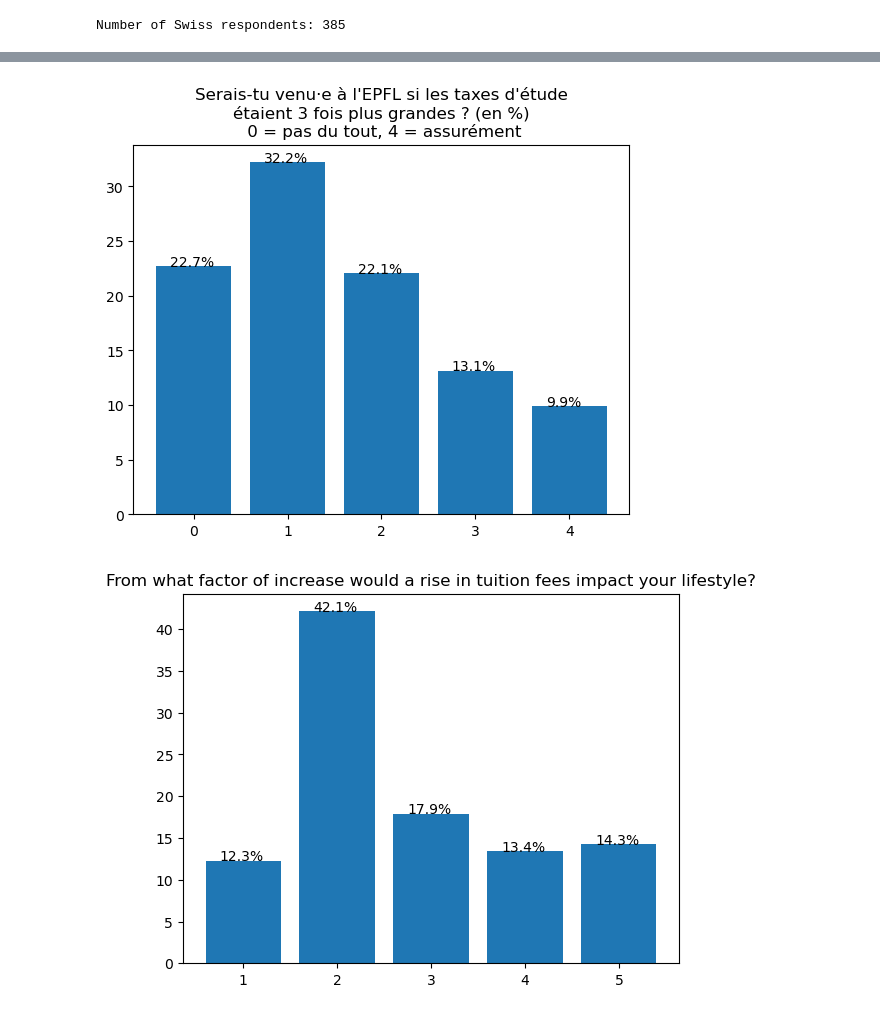
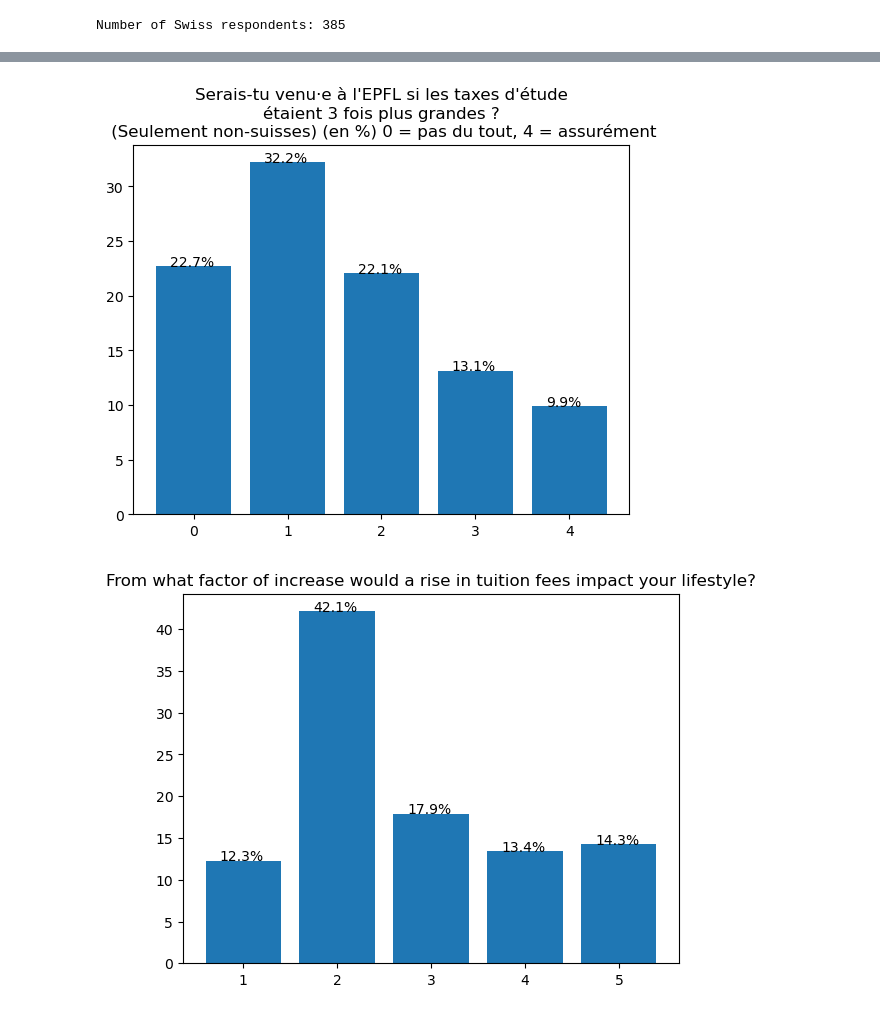
Before and after one commit to Dicedead/atePollAnalysis, a Jupyter notebook: src/ate_analysis.ipynb, the cells around one changed output, grey strips where cells are left out. Cells and saved outputs as stored; diff of their text form; code cells hidden in the pictures.

Commit message:
more accurate titles

```diff
--- a/src/ate_analysis.ipynb
+++ b/src/ate_analysis.ipynb
@@ -124,7 +142,7 @@ histogram(df[non_swiss][work_str], title="Si les taxes d’études devaient augm
 # %%
-histogram(df[non_swiss][coming_str], title="Serais-tu venu·e à l'EPFL si les taxes d'étude\nétaient 3 fois plus grandes ? (en %)\n 0 = pas du tout, 4 = assurément")
+histogram(df[non_swiss][coming_str], title="Serais-tu venu·e à l'EPFL si les taxes d'étude\nétaient 3 fois plus grandes ?\n (Seulement non-suisses) (en %) 0 = pas du tout, 4 = assurément")
 # %% [output]
-[figure, old version]
+[figure, new version]
 # %%
 histogram(df[factor_str], title="From what factor of increase would a rise in tuition fees impact your lifestyle?")
 # %% [output]
```
Also changed, not shown: parts of 6 cells of this notebook.
